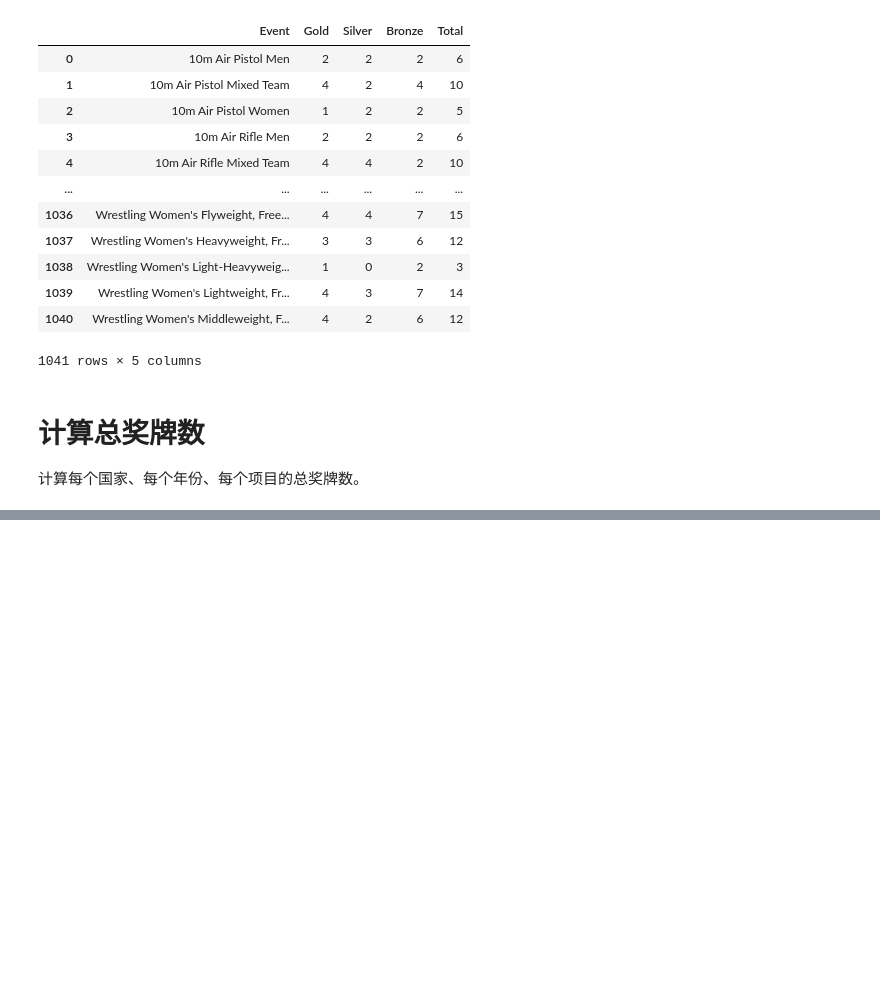
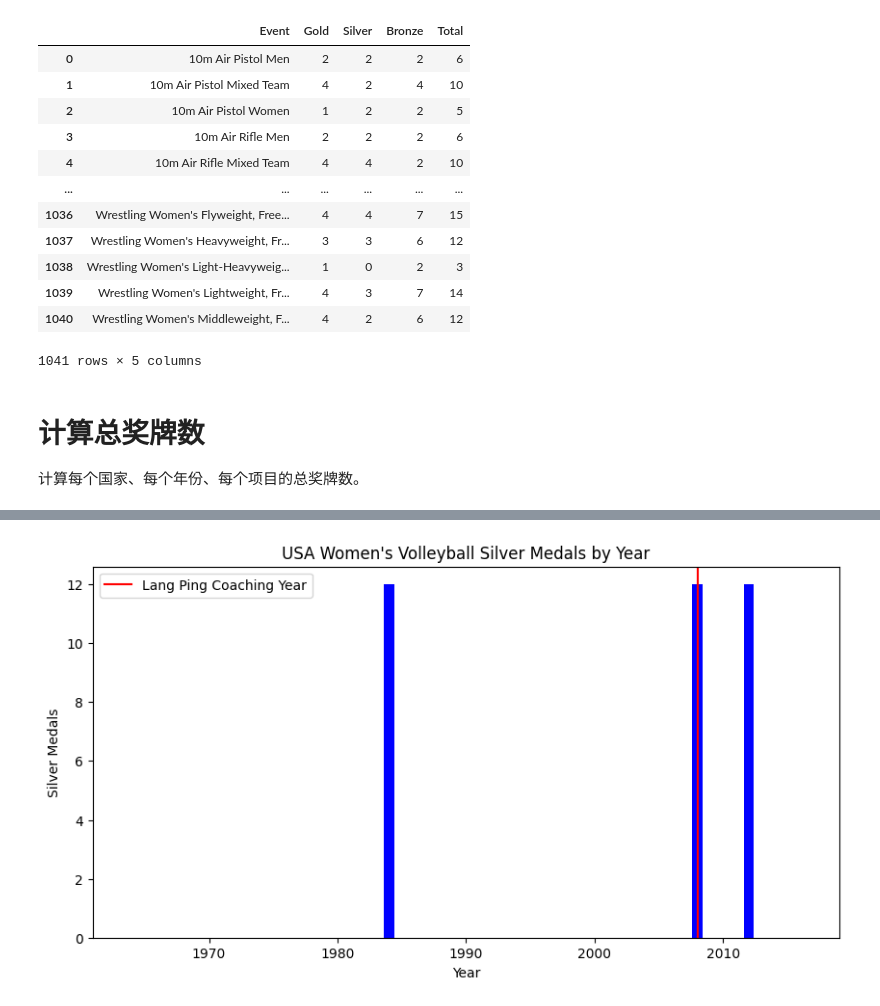
Before and after one commit to alanzhou001/mcm2025, a Jupyter notebook: notebook/prob2.ipynb, the cells around one changed output, grey strips where cells are left out. Cells and saved outputs as stored; diff of their text form; code cells hidden in the pictures; blank space fills up the shorter version.

```diff
--- a/notebook/prob2.ipynb
+++ b/notebook/prob2.ipynb
@@ -224,0 +291,6 @@ medals_by_year_country_event.to_csv(r'D:/mcm2025/data/processed/medals_by_year_c
+# %%
+merged_df=pd.read_csv(r'D:/mcm2025/data/processed/p2_merged_medals.csv')
+# %%
+# 提取CHN和USA的数据
+chn_df = merged_df[(merged_df['NOC'] == 'CHN') & (merged_df['Event'] == "Volleyball Women's Volleyball")]
+usa_df = merged_df[(merged_df['NOC'] == 'USA') & (merged_df['Event'] == "Volleyball Women's Volleyball")]
@@ -224,0 +383,18 @@ medals_by_year_country_event.to_csv(r'D:/mcm2025/data/processed/medals_by_year_c
+# %%
+import matplotlib.pyplot as plt
+
+# 数据准备
+years = usa_df['Year']
+silver_x = usa_df['Silver_x']
+
+# 绘图
+plt.figure(figsize=(10, 5))
+plt.bar(years, silver_x, color='b')
+plt.xlabel('Year')
+plt.ylabel('Silver Medals')
+plt.title('USA Women\'s Volleyball Silver Medals by Year')
+plt.axvline(x=2008, color='r', label='Lang Ping Coaching Year')
+plt.legend()
+plt.show()
+# %% [output]
+[figure, added]
```
Also changed, not shown: parts of 22 cells of this notebook.
